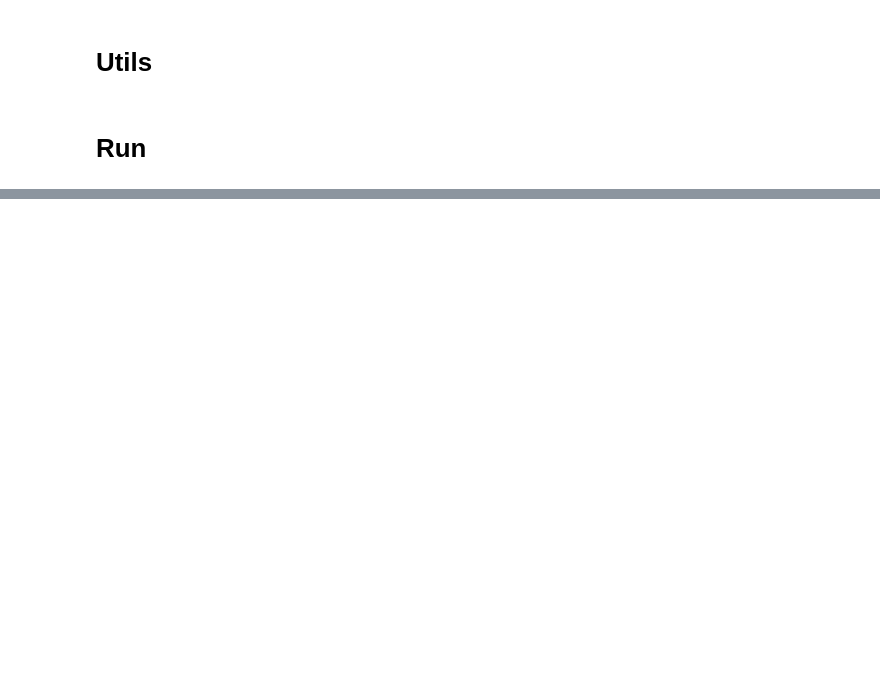
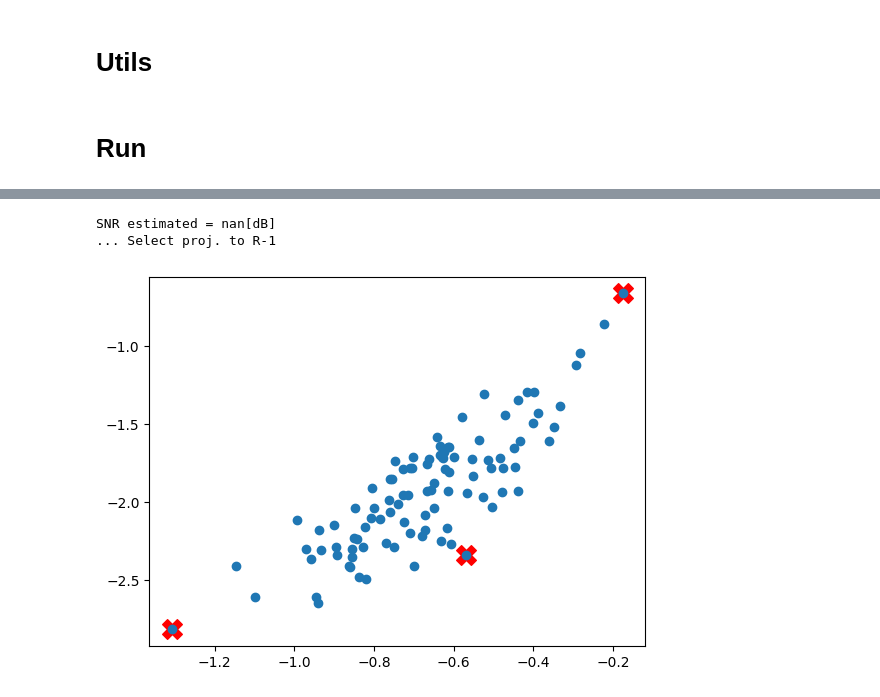
Before and after one commit to dennis-grinwald/task_vectors, a Jupyter notebook: analysis/sisal.ipynb, the cells around one changed output, grey strips where cells are left out. Cells and saved outputs as stored; diff of their text form; code cells hidden in the pictures; blank space fills up the shorter version.

```diff
--- a/analysis/sisal.ipynb
+++ b/analysis/sisal.ipynb
@@ -1062,0 +1064,18 @@ array([4.24626792, 0.49459058])
+# %%
+# Ae     - estimated mixing matrix (endmembers signatures)
+# indices - pixels that were chosen to be the most pure
+# Yp     - Data matrix Y projected.
+Ae, indices, Yp = vca(Y, n_endmembers, verbose=True)
+plt.plot(Yp[1,:], Yp[2,:], 'o', label='Original Data')
+for i in indices:
+    plt.scatter(
+        Yp[1,i],
+        Yp[2,i],
+        marker='X',
+        color='red',
+        s=200
+    )
+# %% [output]
+SNR estimated = nan[dB]
+... Select proj. to R-1
+[figure, added]
```
Also changed, not shown: parts of 7 cells of this notebook, 2 other files.
